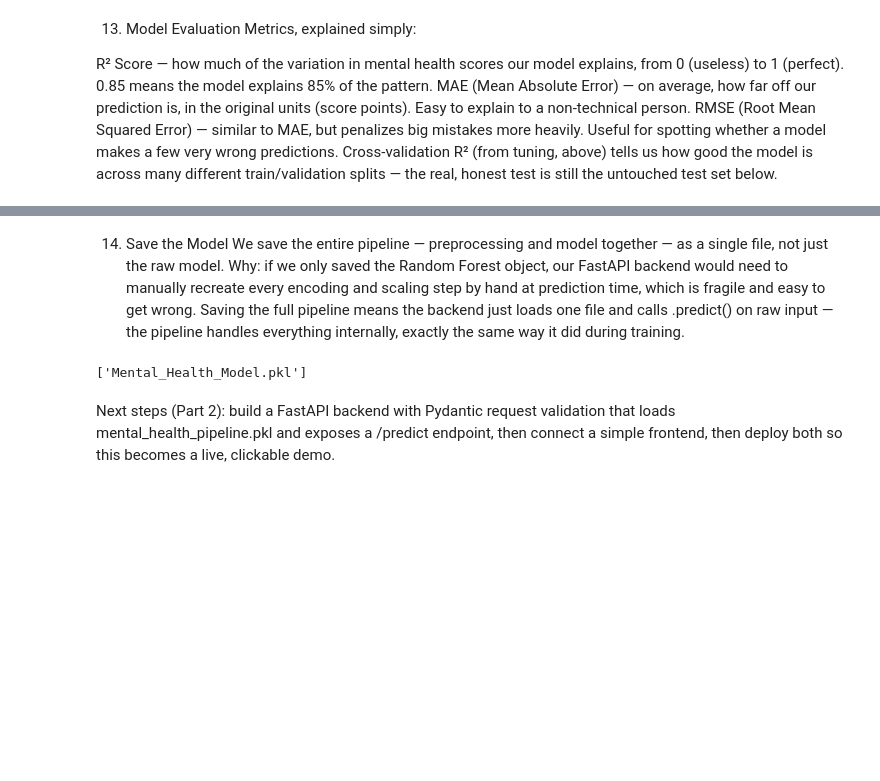
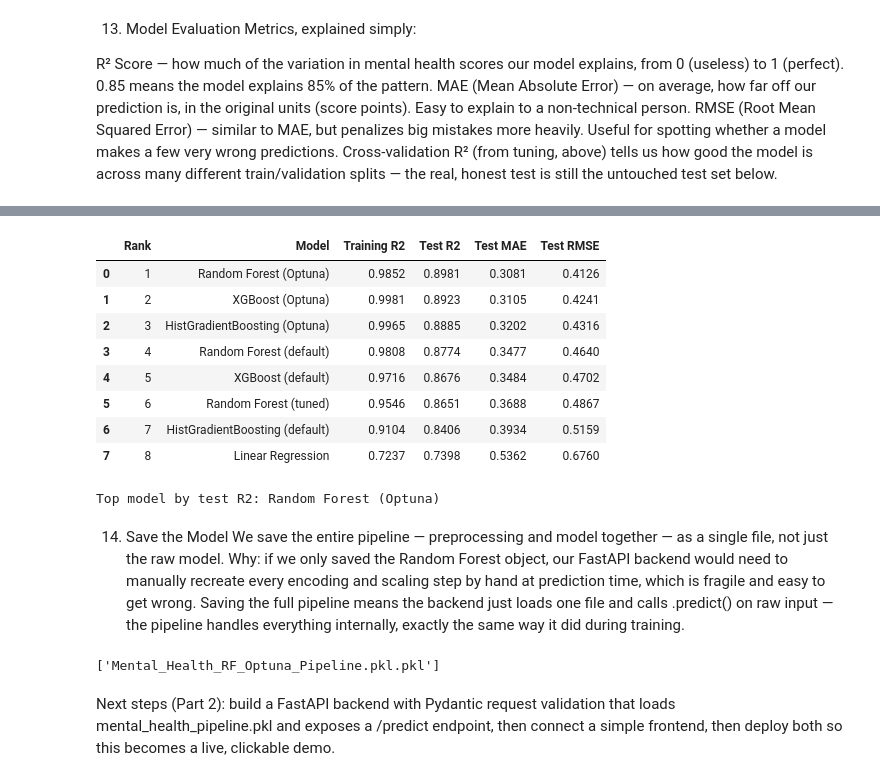
Before and after one commit to pathelasaruchi/Mental_Health_Score, a Jupyter notebook: Mental_Health.ipynb, the cells around one changed output, grey strips where cells are left out. Drawn from its saved outputs; the diff is of its cells as text; code cells hidden in the pictures; blank space fills up the shorter version.

Commit message:
Update mental health model analysis
Co-authored-by: Copilot <223556219+Copilot@users.noreply.github.com>

```diff
--- a/Mental_Health.ipynb
+++ b/Mental_Health.ipynb
@@ -375,7 +363,11 @@ feature_col = skwewd_col + other_numeric_cols + ordinal_col + normal_col
 X = df[feature_col]
 y = df['Mental_Health_Score']
 
-X_train, X_test, y_train, y_test = train_test_split(X, y, test_size=0.30, random_state=42)
+# Bin the continuous target so train and test have similar score distributions.
+target_bins = pd.qcut(y, q=5, labels=False, duplicates="drop")
+X_train, X_test, y_train, y_test = train_test_split(
+    X, y, test_size=0.20, random_state=42, stratify=target_bins
+)
 # %% [markdown]
 10. Preprocessing using ColumnTransformer
 Our columns need different treatment:
@@ -589,12 +881,38 @@ print(results)
+# %%
+final_leaderboard = comparison.rename(columns={
+    "R2": "Test R2",
+    "MAE": "Test MAE",
+    "RMSE": "Test RMSE",
+}).loc[:, ["Model", "Training R2", "Test R2", "Test MAE", "Test RMSE"]]
+
+final_leaderboard = final_leaderboard.sort_values(
+    "Test R2", ascending=False
+).reset_index(drop=True)
+final_leaderboard.insert(0, "Rank", range(1, len(final_leaderboard) + 1))
+
+display(final_leaderboard.round(4))
+print(f"Top model by test R2: {final_leaderboard.loc[0, 'Model']}")
+# %% [output]
+|  | Rank | Model | Training R2 | Test R2 | Test MAE | Test RMSE |
+| 0 | 1 | Random Forest (Optuna) | 0.9852 | 0.8981 | 0.3081 | 0.4126 |
+| 1 | 2 | XGBoost (Optuna) | 0.9981 | 0.8923 | 0.3105 | 0.4241 |
+| 2 | 3 | HistGradientBoosting (Optuna) | 0.9965 | 0.8885 | 0.3202 | 0.4316 |
+| 3 | 4 | Random Forest (default) | 0.9808 | 0.8774 | 0.3477 | 0.4640 |
+| 4 | 5 | XGBoost (default) | 0.9716 | 0.8676 | 0.3484 | 0.4702 |
+| 5 | 6 | Random Forest (tuned) | 0.9546 | 0.8651 | 0.3688 | 0.4867 |
+| 6 | 7 | HistGradientBoosting (default) | 0.9104 | 0.8406 | 0.3934 | 0.5159 |
+| 7 | 8 | Linear Regression | 0.7237 | 0.7398 | 0.5362 | 0.6760 |
+Top model by test R2: Random Forest (Optuna)
 # %% [markdown]
 14. Save the Model
 We save the entire pipeline — preprocessing and model together — as a single file, not just the raw model. Why: if we only saved the Random Forest object, our FastAPI backend would need to manually recreate every encoding and scaling step by hand at prediction time, which is fragile and easy to get wrong. Saving the full pipeline means the backend just loads one file and calls .predict() on raw input — the pipeline handles everything internally, exactly the same way it did during training.
 # %%
 
-import joblib
-joblib.dump(rf_pipeline, 'Mental_Health_Model.pkl')
+#Since RF Optuna performed the best, we will save that model for future use.
+
+joblib.dump(rf_optuna_pipeline, 'Mental_Health_RF_Optuna_Pipeline.pkl.pkl')
 # %% [output]
-['Mental_Health_Model.pkl']
+['Mental_Health_RF_Optuna_Pipeline.pkl.pkl']
 # %% [markdown]
 Next steps (Part 2):
 build a FastAPI backend with Pydantic request validation that loads mental_health_pipeline.pkl and exposes a /predict endpoint, then connect a simple frontend, then deploy both so this becomes a live, clickable demo.
```
Also changed, not shown: parts of 15 cells of this notebook, 3 other files.
